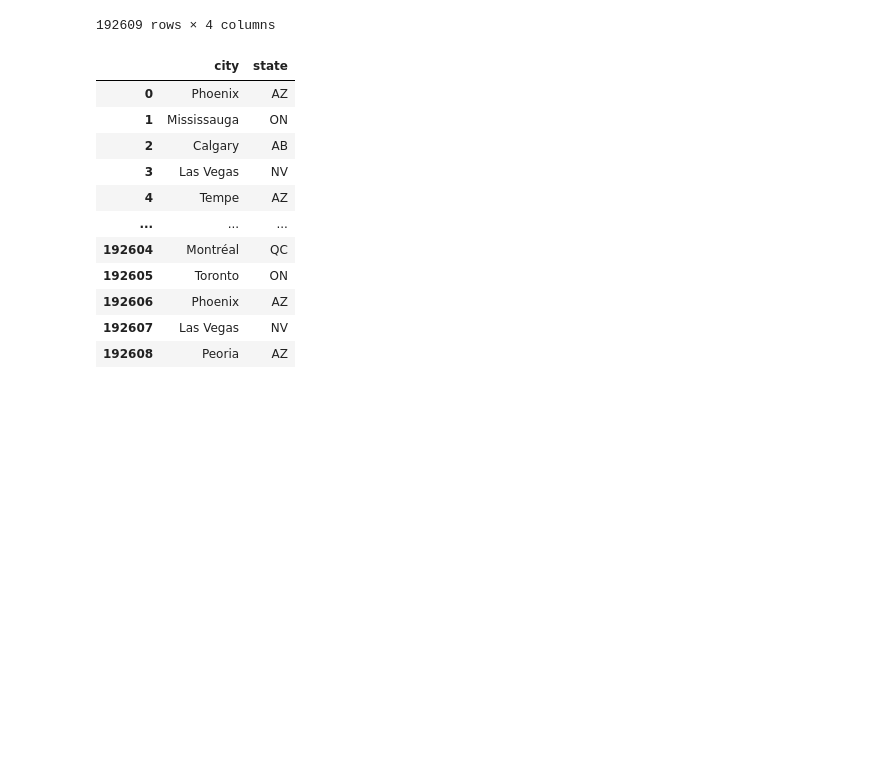
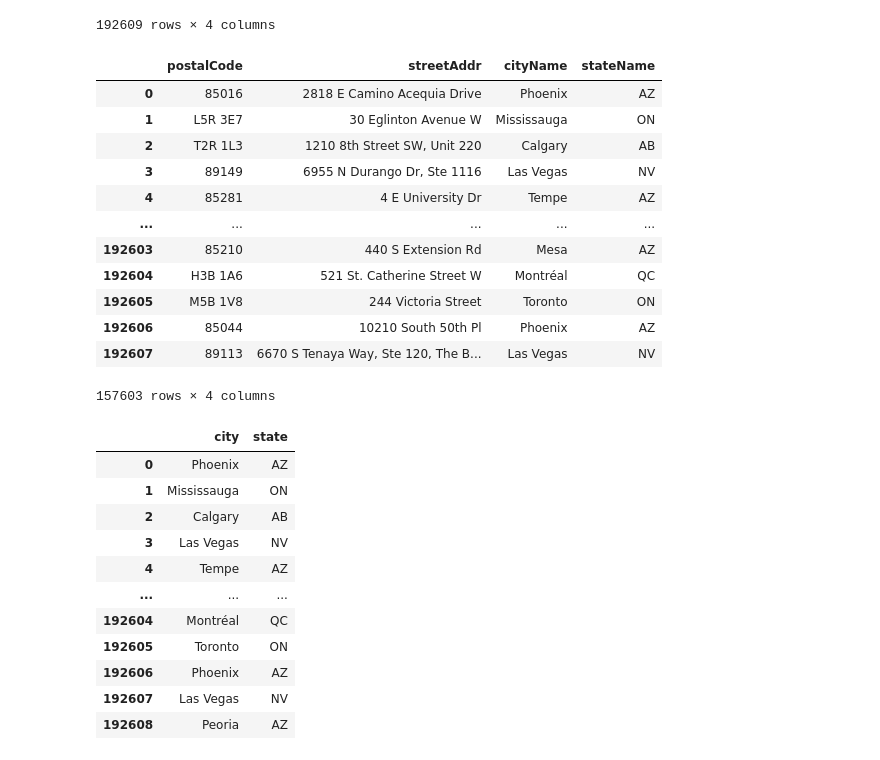
Before and after one commit to AmroAbdrabo/yelp-ETL, a Jupyter notebook: newLocations.ipynb, the cells around one changed output. Drawn from its saved outputs; the diff is of its cells as text; code cells hidden in the pictures; blank space fills up the shorter version.

Commit message:
remove duplicates

```diff
--- a/newLocations.ipynb
+++ b/newLocations.ipynb
@@ -109,8 +109,25 @@ dfaddrAB
 | 192608 | 85381 | 14050 N 83rd Ave, Ste 290 | Peoria | AZ |
 192609 rows × 4 columns
 # %%
+# remove duplicates
+dfaddrAB.drop_duplicates(keep ='first', inplace = True)
 dfaddrAB.to_csv('addressAB.csv', index=False)
+dfaddrAB
 ###################################### table addressAB done ###########################################
+# %% [output]
+|  | postalCode | streetAddr | cityName | stateName |
+| 0 | 85016 | 2818 E Camino Acequia Drive | Phoenix | AZ |
+| 1 | L5R 3E7 | 30 Eglinton Avenue W | Mississauga | ON |
+| 2 | T2R 1L3 | 1210 8th Street SW, Unit 220 | Calgary | AB |
+| 3 | 89149 | 6955 N Durango Dr, Ste 1116 | Las Vegas | NV |
+| 4 | 85281 | 4 E University Dr | Tempe | AZ |
+| ... | ... | ... | ... | ... |
+| 192603 | 85210 | 440 S Extension Rd | Mesa | AZ |
+| 192604 | H3B 1A6 | 521 St. Catherine Street W | Montréal | QC |
+| 192605 | M5B 1V8 | 244 Victoria Street | Toronto | ON |
+| 192606 | 85044 | 10210 South 50th Pl | Phoenix | AZ |
+| 192607 | 89113 | 6670 S Tenaya Way, Ste 120, The B... | Las Vegas | NV |
+157603 rows × 4 columns
 # %%
 dfcity = pd.DataFrame(df[['city', 'state']])
 dfcity
```
Also changed, not shown: parts of 2 cells of this notebook, 3 other files.
